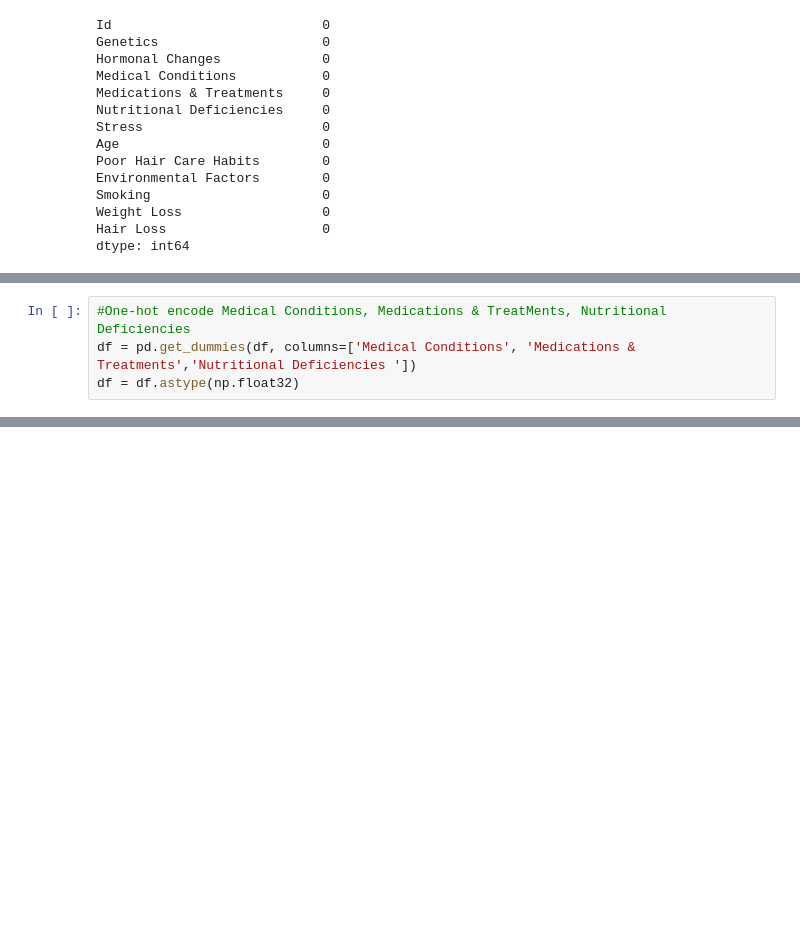
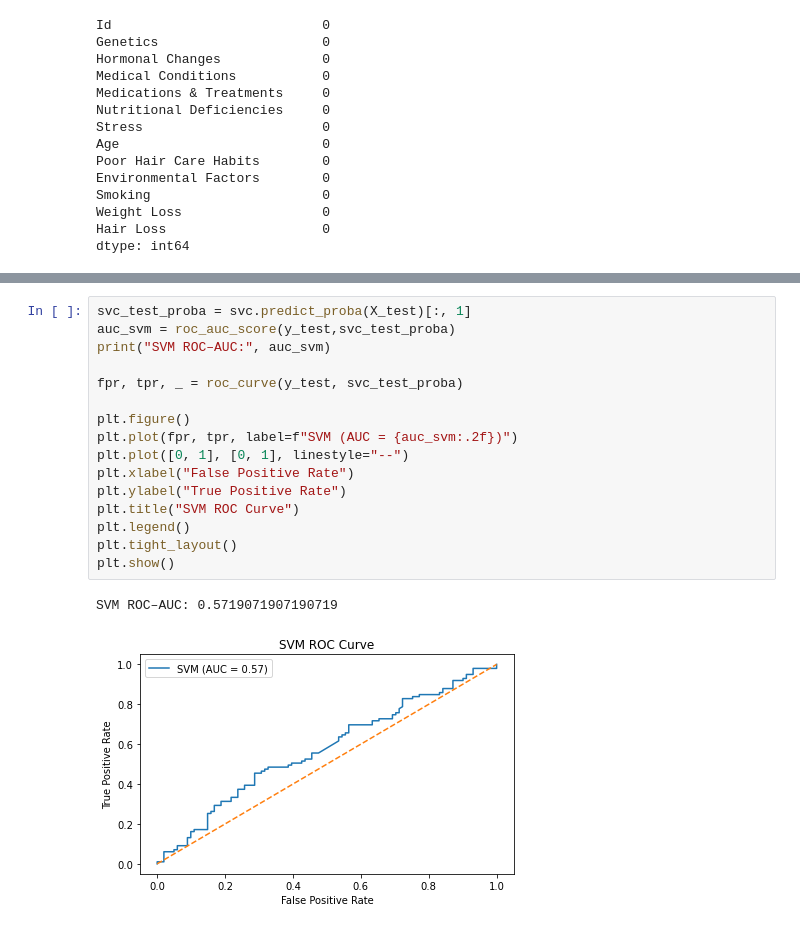
Before and after one commit to timnd08/hair-health-model, a Jupyter notebook: main_LR_SVM_KNN.ipynb, the cells around one changed output, grey strips where cells are left out. Drawn from its saved outputs; the diff is of its cells as text; blank space fills up the shorter version.

```diff
--- a/main_LR_SVM_KNN.ipynb
+++ b/main_LR_SVM_KNN.ipynb
@@ -176,4 +635,0 @@ Displaying the heatmap plot... Close the plot window to continue.
-# %%
-#One-hot encode Medical Conditions, Medications & TreatMents, Nutritional Deficiencies
-df = pd.get_dummies(df, columns=['Medical Conditions', 'Medications & Treatments','Nutritional Deficiencies '])
-df = df.astype(np.float32)
@@ -822,0 +975,19 @@ plt.show()
+# %%
+svc_test_proba = svc.predict_proba(X_test)[:, 1]
+auc_svm = roc_auc_score(y_test,svc_test_proba)
+print("SVM ROC–AUC:", auc_svm)
+
+fpr, tpr, _ = roc_curve(y_test, svc_test_proba)
+
+plt.figure()
+plt.plot(fpr, tpr, label=f"SVM (AUC = {auc_svm:.2f})")
+plt.plot([0, 1], [0, 1], linestyle="--")
+plt.xlabel("False Positive Rate")
+plt.ylabel("True Positive Rate")
+plt.title("SVM ROC Curve")
+plt.legend()
+plt.tight_layout()
+plt.show()
+# %% [output]
+SVM ROC–AUC: 0.5719071907190719
+[figure, added]
```
Also changed, not shown: parts of 89 cells of this notebook.
